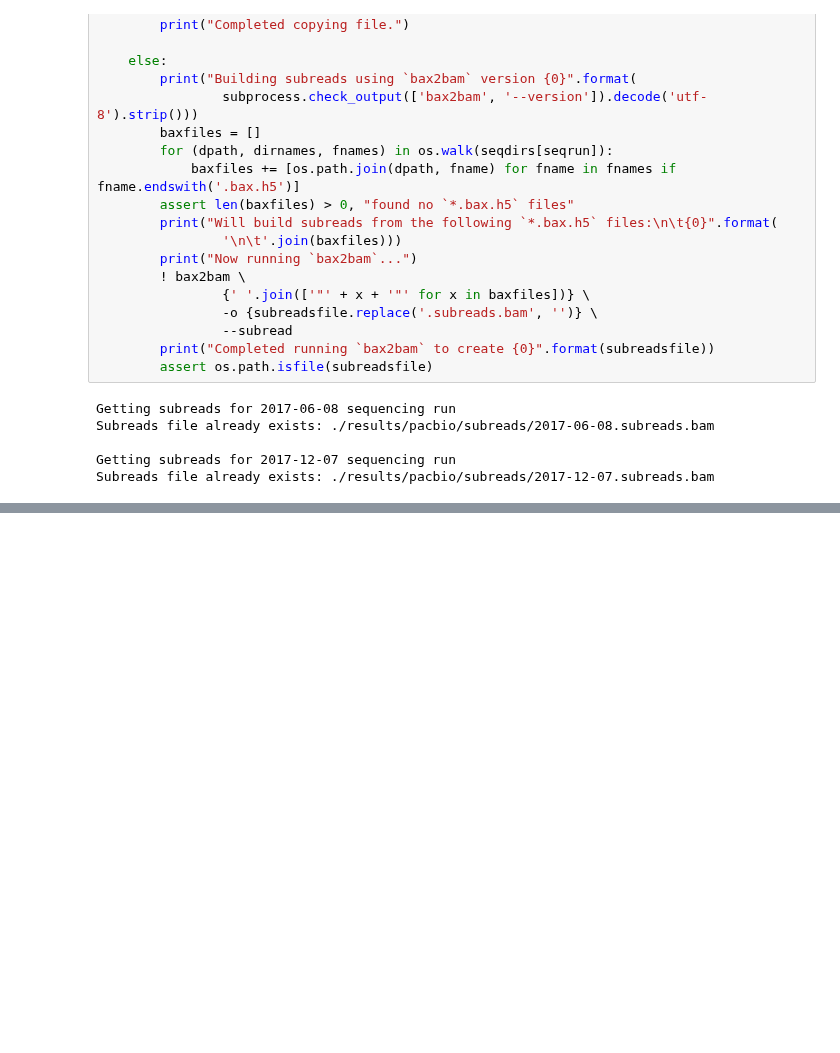
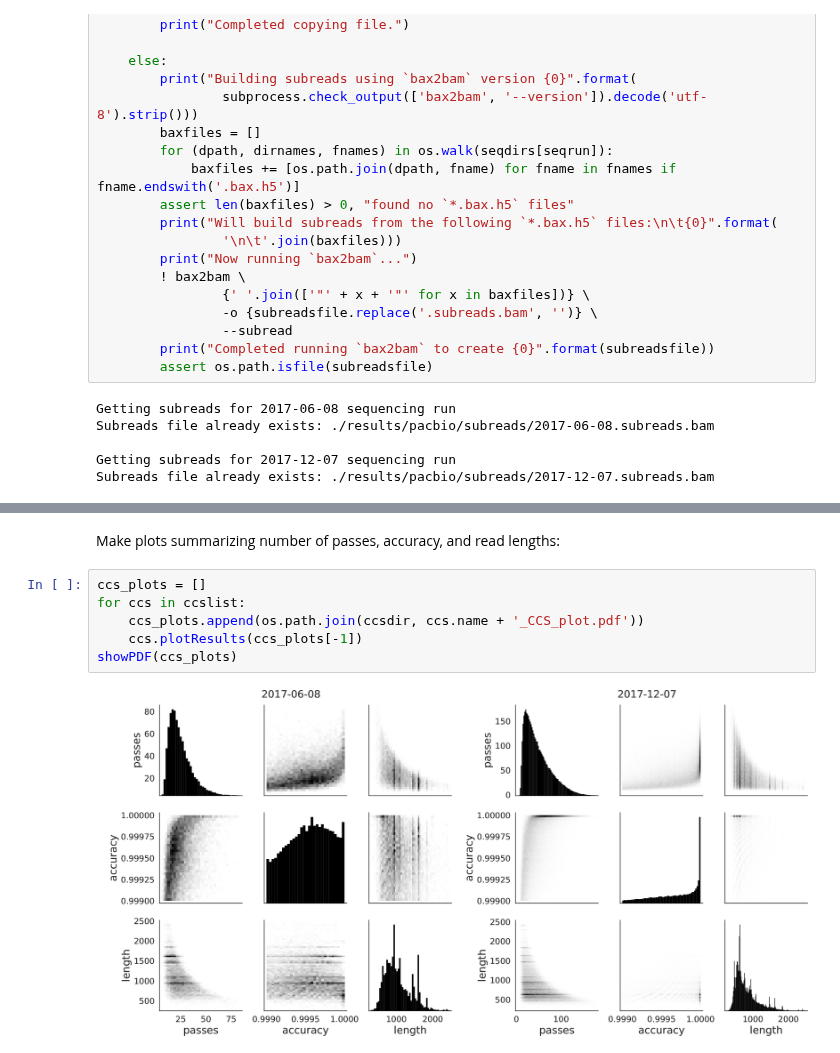
Before and after one commit to jbloomlab/IFNsorted_flu_single_cell, a Jupyter notebook: pacbio_analysis.ipynb, the cells around one changed output, grey strips where cells are left out. Drawn from its saved outputs; the diff is of its cells as text; blank space fills up the shorter version.

```diff
--- a/pacbio_analysis.ipynb
+++ b/pacbio_analysis.ipynb
@@ -193,0 +196,10 @@ importlib.reload(dms_tools2.pacbio)
+# %% [markdown]
+Make plots summarizing number of passes, accuracy, and read lengths:
+# %%
+ccs_plots = []
+for ccs in ccslist:
+    ccs_plots.append(os.path.join(ccsdir, ccs.name + '_CCS_plot.pdf'))
+    ccs.plotResults(ccs_plots[-1])
+showPDF(ccs_plots)
+# %% [output]
+[figure, added]
```
Also changed, not shown: parts of 9 cells of this notebook, 1 other file.
